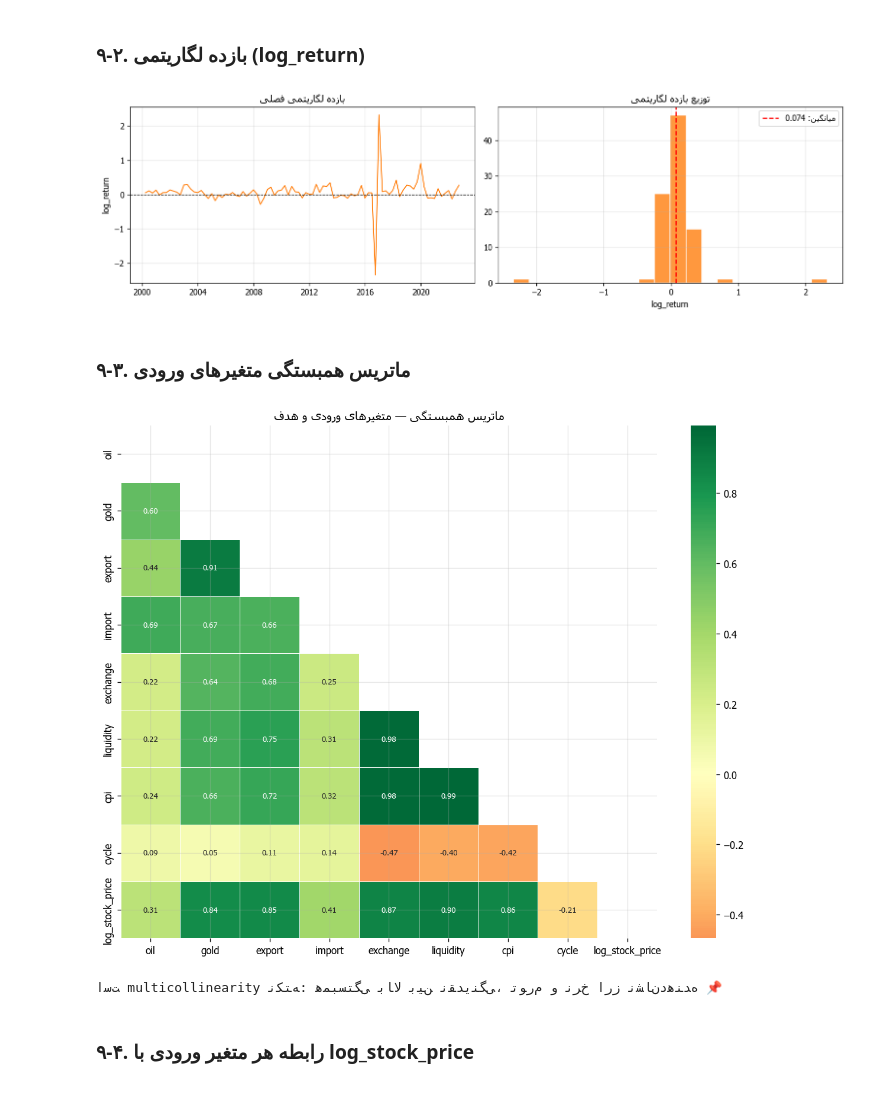
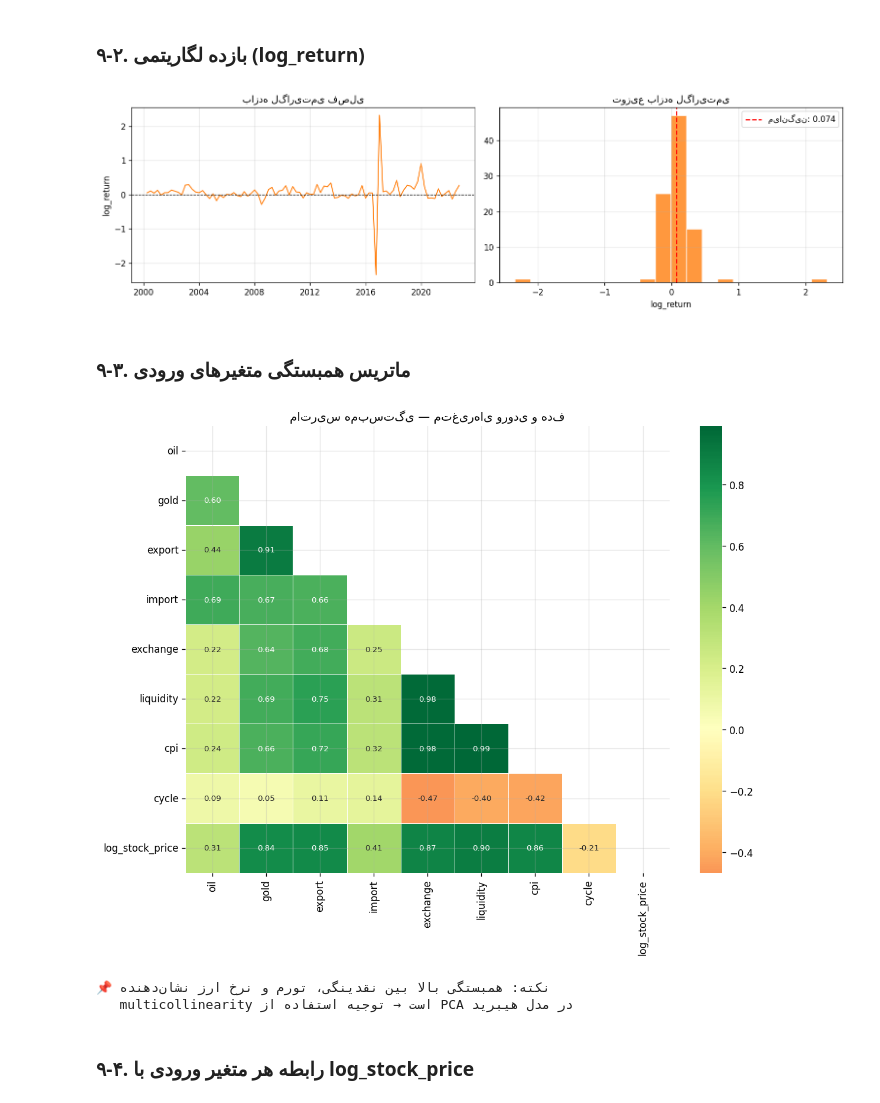
Before and after one commit to pasha1383/Leila_Eghbali_Phase2, a Jupyter notebook: notebooks/00_data_preparation.ipynb, the cells around one changed output. Cells and saved outputs as stored; diff of their text form; code cells hidden in the pictures.

```diff
--- a/notebooks/00_data_preparation.ipynb
+++ b/notebooks/00_data_preparation.ipynb
@@ -24,33 +24,17 @@ import numpy as np
 import pandas as pd
 import matplotlib.pyplot as plt
 import matplotlib.ticker as mticker
-import matplotlib.font_manager as fm
 import seaborn as sns
 
-import arabic_reshaper
-from bidi.algorithm import get_display
-
+# اضافه کردن مسیر src برای استفاده از utils
 sys.path.append(os.path.join(os.getcwd(), ".."))
 
-# ── تابع اصلاح متن فارسی برای matplotlib
-def fp(text):
-    """فارسی را برای نمایش صحیح در matplotlib آماده می‌کند"""
-    reshaped = arabic_reshaper.reshape(str(text))
-    return get_display(reshaped)
-
-# ── پیدا کردن بهترین فونت موجود در سیستم
-persian_fonts = ['Tahoma', 'Arial', 'Calibri', 'B Nazanin',
-                 'B Mitra', 'Vazir', 'DejaVu Sans']
-available = {f.name for f in fm.fontManager.ttflist}
-chosen_font = next((f for f in persian_fonts if f in available), 'DejaVu Sans')
-plt.rcParams['font.family'] = chosen_font
-
+# تنظیمات نمایش
 pd.set_option("display.max_columns", 20)
 pd.set_option("display.float_format", "{:,.2f}".format)
 plt.rcParams["figure.dpi"] = 120
 plt.rcParams["axes.grid"]  = True
 plt.rcParams["grid.alpha"] = 0.3
 
-print(f"✓ فونت انتخاب‌شده: {chosen_font}")
 print("✓ کتابخانه‌ها با موفقیت بارگذاری شدند")
 # %% [output]
@@ -314,18 +296,18 @@ plt.show()
 # %%
 fig, axes = plt.subplots(1, 2, figsize=(13, 4))
 
-axes[0].plot(df.index.to_timestamp(), df["log_return"],
-             color="#ff7f0e", linewidth=1.2)
+# سری زمانی
+axes[0].plot(df.index.to_timestamp(), df["log_return"], color="#ff7f0e", linewidth=1.2)
 axes[0].axhline(0, color="black", linewidth=0.8, linestyle="--")
-axes[0].set_title(fp("بازده لگاریتمی فصلی"))
-axes[0].set_ylabel(fp("log_return"))
+axes[0].set_title("بازده لگاریتمی فصلی")
+axes[0].set_ylabel("log_return")
 
-axes[1].hist(df["log_return"], bins=20,
-             color="#ff7f0e", edgecolor="white", alpha=0.8)
+# هیستوگرام
+axes[1].hist(df["log_return"], bins=20, color="#ff7f0e", edgecolor="white", alpha=0.8)
 axes[1].axvline(df["log_return"].mean(), color="red", linestyle="--",
-                label=fp(f"میانگین: {df['log_return'].mean():.3f}"))
-axes[1].set_title(fp("توزیع بازده لگاریتمی"))
-axes[1].set_xlabel(fp("log_return"))
+                label=f"میانگین: {df['log_return'].mean():.3f}")
+axes[1].set_title("توزیع بازده لگاریتمی")
+axes[1].set_xlabel("log_return")
 axes[1].legend()
 
 plt.tight_layout()
@@ -333,28 +315,28 @@ plt.savefig(os.path.join("..", "results", "figures", "00_log_return.png"),
             dpi=150, bbox_inches="tight")
 plt.show()
 # %% [output]
-[figure, old version]
+[figure, new version]
 # %% [markdown]
 ### ۹-۳. ماتریس همبستگی متغیرهای ورودی
 # %%
-feature_cols = ["oil", "gold", "export", "import",
-                "exchange", "liquidity", "cpi", "cycle"]
+feature_cols = ["oil", "gold", "export", "import", "exchange", "liquidity", "cpi", "cycle"]
 corr = df[feature_cols + ["log_stock_price"]].corr()
 
 fig, ax = plt.subplots(figsize=(10, 8))
 mask = np.triu(np.ones_like(corr, dtype=bool))
 sns.heatmap(corr, mask=mask, annot=True, fmt=".2f", cmap="RdYlGn",
             center=0, linewidths=0.5, ax=ax,
             annot_kws={"size": 8})
-ax.set_title(fp("ماتریس همبستگی — متغیرهای ورودی و هدف"), fontsize=12)
+ax.set_title("ماتریس همبستگی — متغیرهای ورودی و هدف", fontsize=12)
 plt.tight_layout()
 plt.savefig(os.path.join("..", "results", "figures", "00_correlation_matrix.png"),
             dpi=150, bbox_inches="tight")
 plt.show()
-print(fp("\n📌 نکته: همبستگی بالا بین نقدینگی، تورم و نرخ ارز نشان‌دهنده multicollinearity است"))
+print("\n📌 نکته: همبستگی بالا بین نقدینگی، تورم و نرخ ارز نشان‌دهنده\n   multicollinearity است → توجیه استفاده از PCA در مدل هیبرید")
 # %% [output]
-[figure, old version]
+[figure, new version]
-ﺖﺳﺍ multicollinearity ﻩﺪﻨﻫﺩﻥﺎﺸﻧ ﺯﺭﺍ ﺥﺮﻧ ﻭ ﻡﺭﻮﺗ ،ﯽﮕﻨﯾﺪﻘﻧ ﻦﯿﺑ ﻻﺎﺑ ﯽﮕﺘﺴﺒﻤﻫ :ﻪﺘﮑﻧ 📌
+📌 نکته: همبستگی بالا بین نقدینگی، تورم و نرخ ارز نشان‌دهنده
+   multicollinearity است → توجیه استفاده از PCA در مدل هیبرید
 # %% [markdown]
 ### ۹-۴. رابطه هر متغیر ورودی با log_stock_price
 # %%
```
Also changed, not shown: parts of 5 cells of this notebook, 2 other files.
